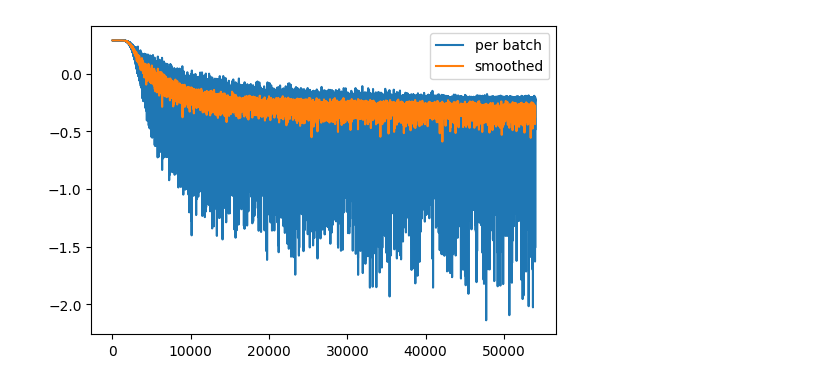
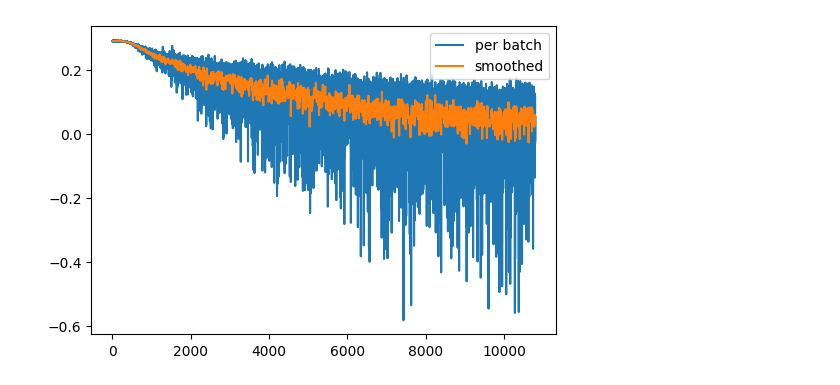
Before and after one commit to danjacobellis/tft, a Jupyter notebook: train/dermamnist.ipynb, the cells around one changed output. Drawn from its saved outputs; the diff is of its cells as text; code cells hidden in the pictures.

Commit message:
need to lower target

```diff
--- a/train/dermamnist.ipynb
+++ b/train/dermamnist.ipynb
@@ -35,25 +35,27 @@ sampler = WeightedRandomSampler(
 config = SimpleNamespace()
 # Training and optimizer config
 config.batch_size = 128
-config.steps_per_epoch = dataset_train.num_rows//config.batch_size
+config.steps_per_epoch = dataset['train'].num_rows//config.batch_size
 config.grad_accum_steps = 1
 config.max_lr = (config.batch_size/128)*6e-4
 config.min_lr = config.max_lr/100
 config.plot_update = 8
-config.epochs = 1000
-config.lr_scale = 50
+config.epochs = 200
+config.lr_scale = 8
 config.lr_offset = 0.25
-config.lr_pow = 10
+config.lr_pow = 6
 config.weight_decay = 0.
 config.num_workers = 12
 config.image_size = 272
 config.crop_size = 256
+config.target_acc = 0.84
+config.N_median = 15
 
 # model config
 config.channels = 3
 config.J = 4
-config.embed_dim = 512
-config.dim_head = 64
+config.embed_dim = 256
+config.dim_head = 32
 config.classifier_num_classes = 7
 config.checkpoint = False
 # %%
@@ -79,5 +81,8 @@ if config.checkpoint:
 # %%
-cutmix_transform = CutMix(num_classes=config.classifier_num_classes, alpha=1.)
+mix_transforms = [
+    CutMix(num_classes=config.classifier_num_classes, alpha=1.),
+    MixUp(num_classes=config.classifier_num_classes, alpha=1.)
+]
 rand_crop = Compose([
     Resize(size=config.image_size,interpolation=PIL.Image.Resampling.LANCZOS),
     RandomCrop(size=config.crop_size),
@@ -148,16 +151,17 @@ mb = master_bar(range(config.epochs))
 mb.names = ['per batch','smoothed']
 train_loss = []
 valid_acc = []
+test_acc = []
 learning_rates = [optimizer.param_groups[0]['lr']]
 i_step = 0
+i_ckpt = 0
 for i_epoch in mb:
     # training
     model.train()
     dataloader_train = torch.utils.data.DataLoader(
-        dataset_train,
+        dataset['train'],
         batch_size=config.batch_size,
         sampler=sampler,
-        # shuffle=True,
         num_workers=config.num_workers,
         drop_last=True,
         pin_memory=True,
@@ -167,7 +171,8 @@ for i_epoch in mb:
     for i_batch, (x,y) in enumerate(pb):
         y = y.to(torch.long).to(device)
         x = x.to(device).to(torch.float)/255
-        x, y = cutmix_transform(x, y)
+        for mix_transform in mix_transforms:
+            x, y = mix_transform(x, y)
 
         logits = model(x-0.5)
         loss = torch.nn.CrossEntropyLoss()(input=logits, target=y)
@@ -196,35 +201,64 @@ for i_epoch in mb:
     # validation
     model.eval()
     valid_acc.append(0)
     data_loader_valid = torch.utils.data.DataLoader(
-        dataset_valid,
+        dataset['validation'],
         batch_size=config.batch_size,
         shuffle=False,
         num_workers=config.num_workers,
         drop_last=False,
         pin_memory=True,
         collate_fn=valid_collate_fn
     )
     pb_valid = progress_bar(data_loader_valid, parent=mb)
     for i_batch, (x, y) in enumerate(pb_valid):
         y = y.to(torch.long).to(device)
         x = x.to(device).to(torch.float)/255
         with torch.no_grad():
             logits = model(x-0.5)
         valid_acc[i_epoch] += torch.sum(logits.argmax(dim=1) == y).item()
-    valid_acc[i_epoch] /= len(dataset_valid)
+    valid_acc[i_epoch] /= dataset['validation'].num_rows
+    mb.main_bar.comment = f'validation accuracy {valid_acc[i_epoch]:.4g}'
 
-    mb.main_bar.comment = f'valid_acc {valid_acc[i_epoch]:.4g}'
+    # test
+    test_acc.append(0)
+    data_loader_test = torch.utils.data.DataLoader(
+        dataset['test'],
+        batch_size=config.batch_size,
+        shuffle=False,
+        num_workers=config.num_workers,
+        drop_last=False,
+        pin_memory=True,
+        collate_fn=valid_collate_fn
+    )
+    pb_test = progress_bar(data_loader_test, parent=mb)
+    for i_batch, (x, y) in enumerate(pb_test):
+        y = y.to(torch.long).to(device)
+        x = x.to(device).to(torch.float)/255
+        with torch.no_grad():
+            logits = model(x-0.5)
+        test_acc[i_epoch] += torch.sum(logits.argmax(dim=1) == y).item()
+    test_acc[i_epoch] /= dataset['test'].num_rows
+    mb.main_bar.comment = f'test accuracy {test_acc[i_epoch]:.4g}'
 
     torch.save({
         'i_epoch': i_epoch,
         'learning_rates': learning_rates,
         'smoothed_y': smoothed_y,
         'valid_acc': valid_acc,
+        'test_acc': test_acc,
         'config': config,
         'model_state_dict': model.state_dict(),
     }, f"log_{device}.pth")
+
+    if valid_acc[-1]>config.target_acc:
+        torch.save({
+            'model_state_dict': model.state_dict(),
+        }, f"w{i_epoch}_{device}.pth")
+        i_ckpt += 1
+        if i_ckpt>=config.N_median:
+            break
 # %% [output]
 [interactive output not drawn]
-[figure, old version]
+[figure, new version]
 # %%
```
Also changed, not shown: parts of 21 cells of this notebook.
